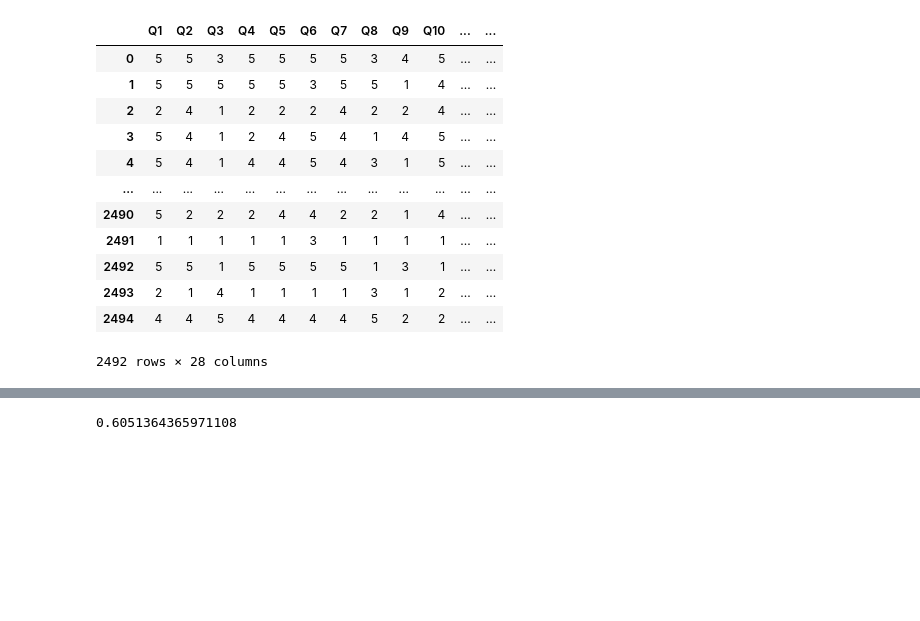
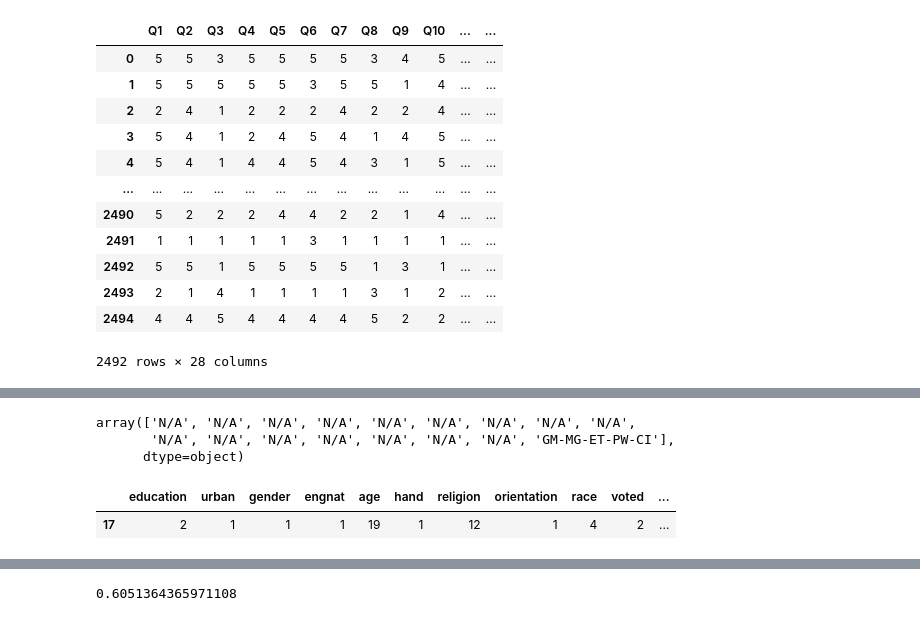
Before and after one commit to Maureen220/Conspiracy_Theory_Final, a Jupyter notebook: random_forest.ipynb, the cells around one changed output, grey strips where cells are left out. Drawn from its saved outputs; the diff is of its cells as text; code cells hidden in the pictures; blank space fills up the shorter version.

```diff
--- a/random_forest.ipynb
+++ b/random_forest.ipynb
@@ -6,7 +6,7 @@ from sklearn.preprocessing import StandardScaler
 from sklearn.model_selection import train_test_split
 from sklearn.metrics import confusion_matrix, accuracy_score, classification_report
 # %%
-file = "data.csv"
+file = "./Resources/data.csv"
 df = pd.read_csv(file)
 df
 # %% [output]
@@ -169,9 +175,22 @@ X_train, X_test, y_train, y_test = train_test_split(X, y, random_state=78)
 # %%
 # Create a random forest classifier.
 rf_model = RandomForestClassifier(n_estimators=128, random_state=78)
+# %%
+X_test = X_test.reset_index(drop=True)
 # %%
 # Fitting the model
 rf_model = rf_model.fit(X_train, y_train)
 # %%
 # Making predictions using the testing data.
 predictions = rf_model.predict(X_test)
+# %%
+predictions[0:17]
+# %% [output]
+array(['N/A', 'N/A', 'N/A', 'N/A', 'N/A', 'N/A', 'N/A', 'N/A', 'N/A',
+       'N/A', 'N/A', 'N/A', 'N/A', 'N/A', 'N/A', 'N/A', 'GM-MG-ET-PW-CI'],
+      dtype=object)
+# %%
+X_test.iloc[17].to_frame().T
+# %% [output]
+|  | education | urban | gender | engnat | age | hand | religion | orientation | race | voted | ... |
+| 17 | 2 | 1 | 1 | 1 | 19 | 1 | 12 | 1 | 4 | 2 | ... |
```
Also changed, not shown: parts of 4 cells of this notebook, 12 other files.
